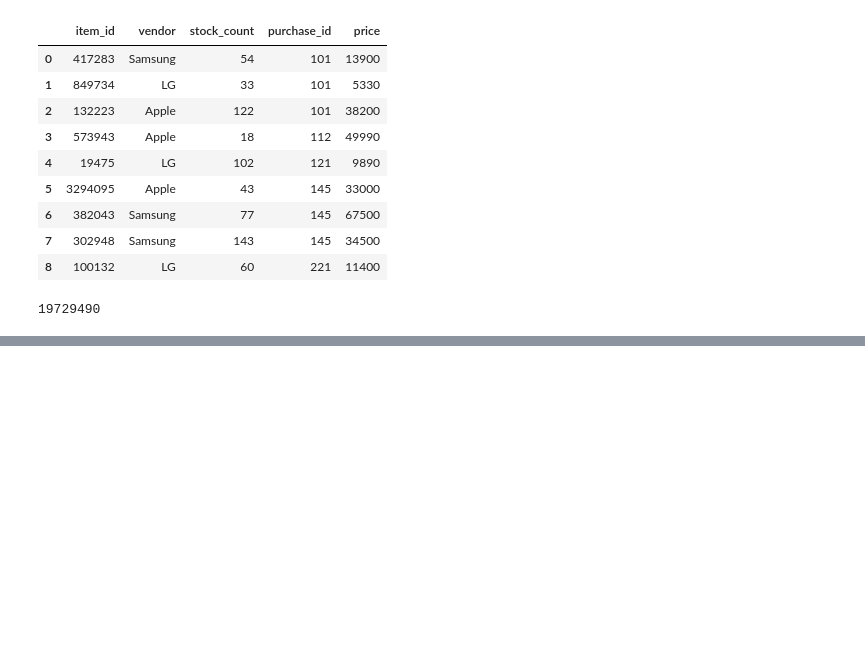
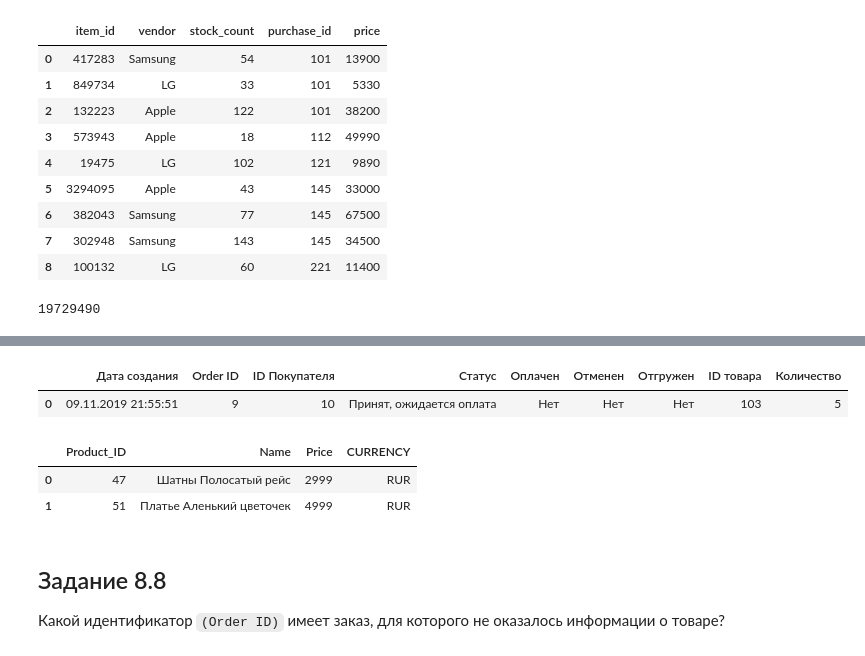
Before and after one commit to bugab0o/sfds.python12.advanced_data_manipulation_techniques_in_pandas, a Jupyter notebook: python12.ipynb, the cells around one changed output, grey strips where cells are left out. Cells and saved outputs as stored; diff of their text form; code cells hidden in the pictures; blank space fills up the shorter version.

```diff
--- a/python12.ipynb
+++ b/python12.ipynb
@@ -1355,0 +1594,7 @@ income
+# %%
+orders = pd.read_csv('data/orders.csv', sep=';')
+# %%
+orders.head(1)
+# %% [output]
+|  | Дата создания | Order ID | ID Покупателя | Статус | Оплачен | Отменен | Отгружен | ID товара | Количество |
+| 0 | 09.11.2019 21:55:51 | 9 | 10 | Принят, ожидается оплата | Нет | Нет | Нет | 103 | 5 |
@@ -1355,0 +1603,10 @@ income
+# %%
+products.head(2)
+# %% [output]
+|  | Product_ID | Name | Price | CURRENCY |
+| 0 | 47 | Шатны Полосатый рейс | 2999 | RUR |
+| 1 | 51 | Платье Аленький цветочек | 4999 | RUR |
+# %% [markdown]
+## Задание 8.8
+
+Какой идентификатор `(Order ID)` имеет заказ, для которого не оказалось информации о товаре?
```
Also changed, not shown: parts of 47 cells of this notebook, 3 other files.
